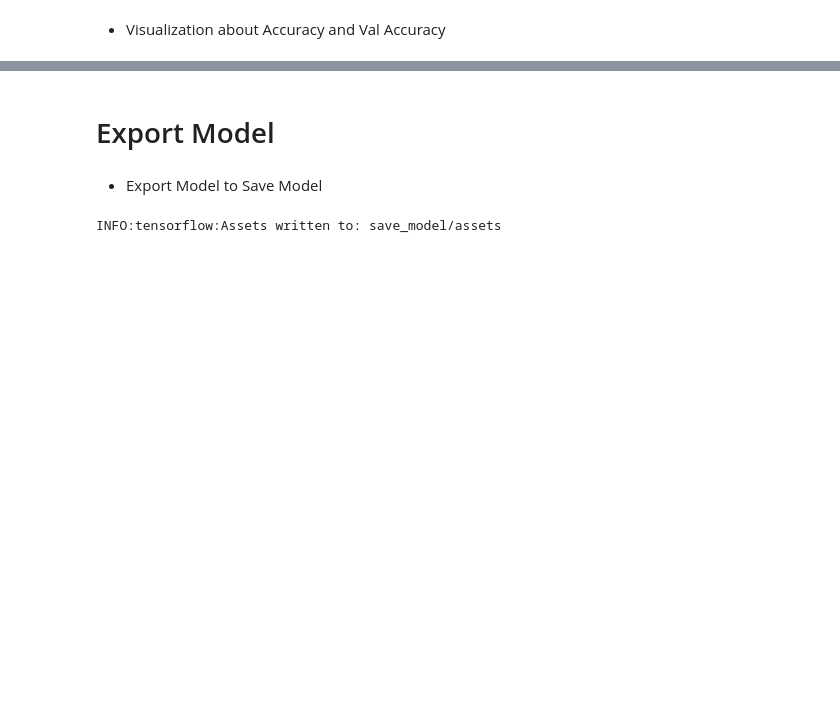
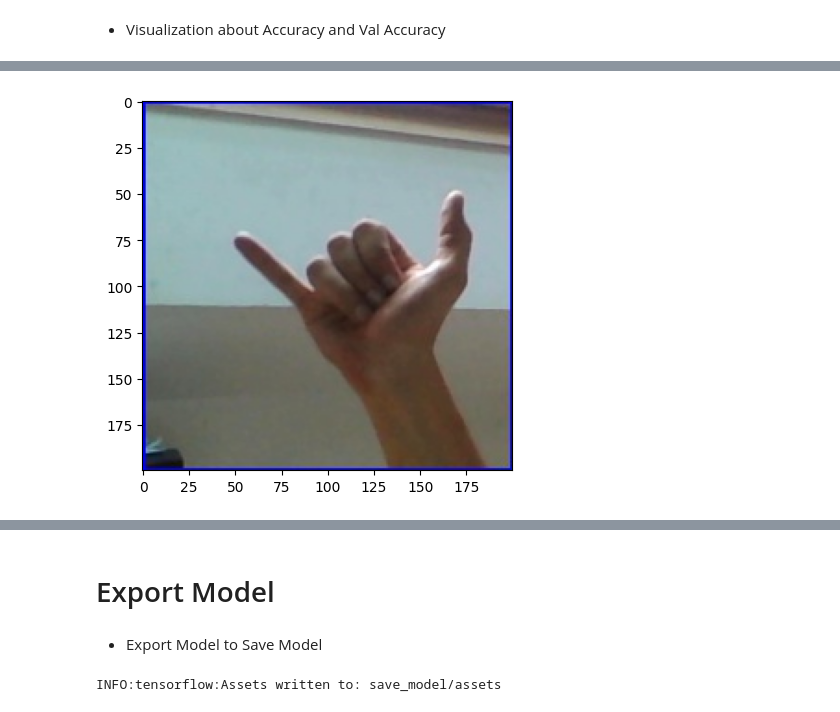
Before and after one commit to RizkyMlana/SignArgi-Model, a Jupyter notebook: notebooks/signModel.ipynb, the cells around one changed output, grey strips where cells are left out. Cells and saved outputs as stored; diff of their text form; code cells hidden in the pictures; blank space fills up the shorter version.

```diff
--- a/notebooks/signModel.ipynb
+++ b/notebooks/signModel.ipynb
@@ -162,14 +179,16 @@ plt.show()
 # %%
 
-# file_path = "./signlang/asl_alphabet_test/asl_alphabet_test/B_test.jpg"
-# # file_path = "./testwithmyhand/1.jpg"
-# labels = ['A', 'B', 'C', 'D', 'E', 'F', 'G', 'H', 'I', 'J', 'K', 'L', 'M', 'N', 'O', 'P', 'Q', 'R', 'S', 'T', 'U', 'V', 'W', 'X', 'Y', 'Z', 'delete', 'nothing', 'space']
-# img = image.load_img(file_path, target_size=(200, 200))
-# plt.imshow(img)
-# plt.show()
-# x = image.img_to_array(img)
-# x = np.expand_dims(x, axis=0)
-# x = x / 255.0
-# classes = model.predict(x)
-# predicted_class = np.argmax(classes, axis=1)[0]
-# print(f"Predicted Class: {labels[predicted_class]}")
+file_path = "../dataset/asl_alphabet_test/y_test.jpg"
+# file_path = "./testwithmyhand/1.jpg"
+labels = ['A', 'B', 'C', 'D', 'E', 'F', 'G', 'H', 'I', 'J', 'K', 'L', 'M', 'N', 'O', 'P', 'Q', 'R', 'S', 'T', 'U', 'V', 'W', 'X', 'Y', 'Z', 'delete', 'nothing', 'space']
+img = image.load_img(file_path, target_size=(200, 200))
+plt.imshow(img)
+plt.show()
+x = image.img_to_array(img)
+x = np.expand_dims(x, axis=0)
+x = x / 255.0
+classes = model.predict(x)
+predicted_class = np.argmax(classes, axis=1)[0]
+print(f"Predicted Class: {labels[predicted_class]}")
+# %% [output]
+[figure, added]
```
Also changed, not shown: parts of 6 cells of this notebook, 6 other files.
